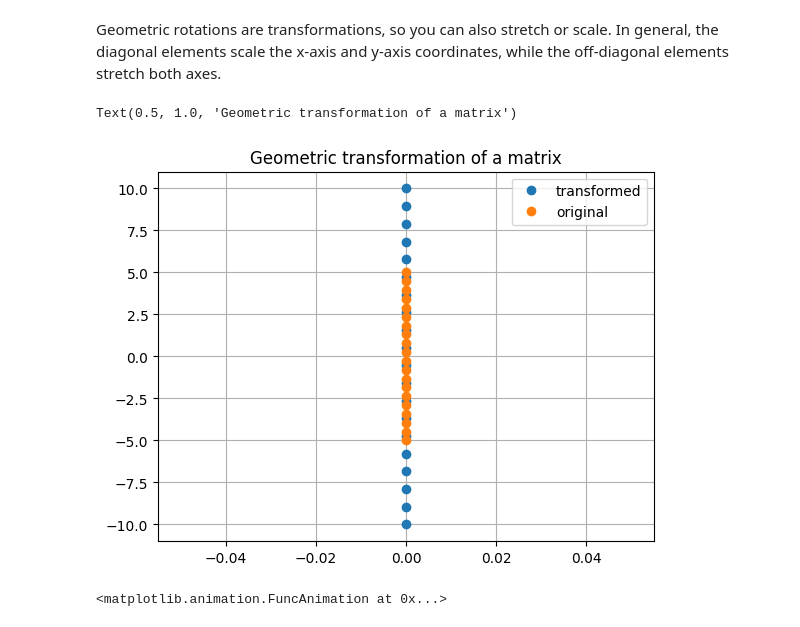
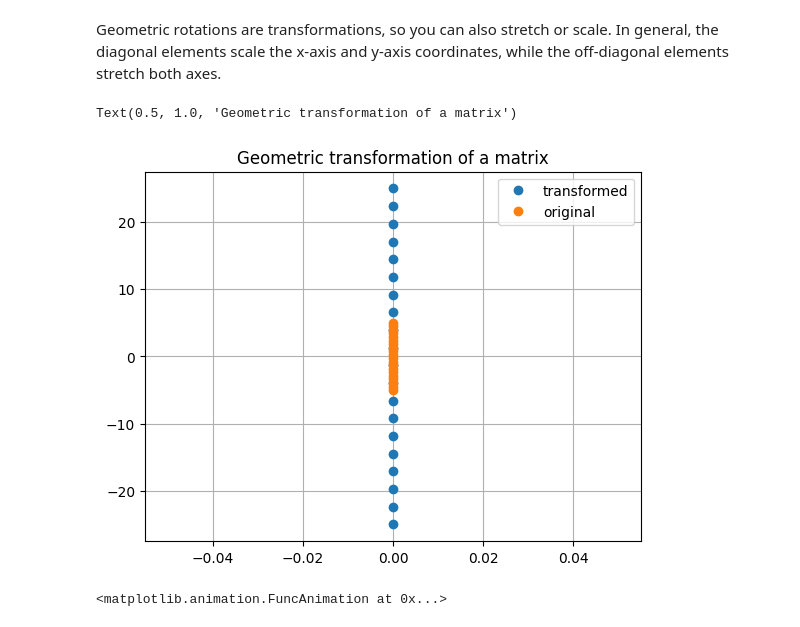
Before and after one commit to solarecho3/vectors, a Jupyter notebook: vectors.ipynb, the cells around one changed output. Cells and saved outputs as stored; diff of their text form; code cells hidden in the pictures.

```diff
--- a/vectors.ipynb
+++ b/vectors.ipynb
@@ -2189,25 +2189,25 @@ Geometric rotations are transformations, so you can also stretch or scale. In ge
 # %%
 Y = np.linspace(-5, 5, 20)
 X = np.array([0]*20)
 v1 = np.array([X,Y])
 theta = np.pi/5
 
 T = np.array([
-    [2, 0],
-    [0, 2]
+    [5, 0],
+    [0, 5]
 ])
 
 v2 = T @ v1
 
 plt.close()
 plt.plot(v2[0], v2[1], "o", label="transformed")
 plt.plot(v1[0], v1[1], "o", label="original")
 plt.legend()
 plt.grid()
 plt.title("Geometric transformation of a matrix")
 # %% [output]
 Text(0.5, 1.0, 'Geometric transformation of a matrix')
-[figure, old version]
+[figure, new version]
 # %%
 # Ref: https://github.com/mikexcohen/LinAlg4DataScience/blob/main/LA4DS_ch07.ipynb
 import matplotlib.animation as animation
```
Also changed, not shown: parts of 19 cells of this notebook.
